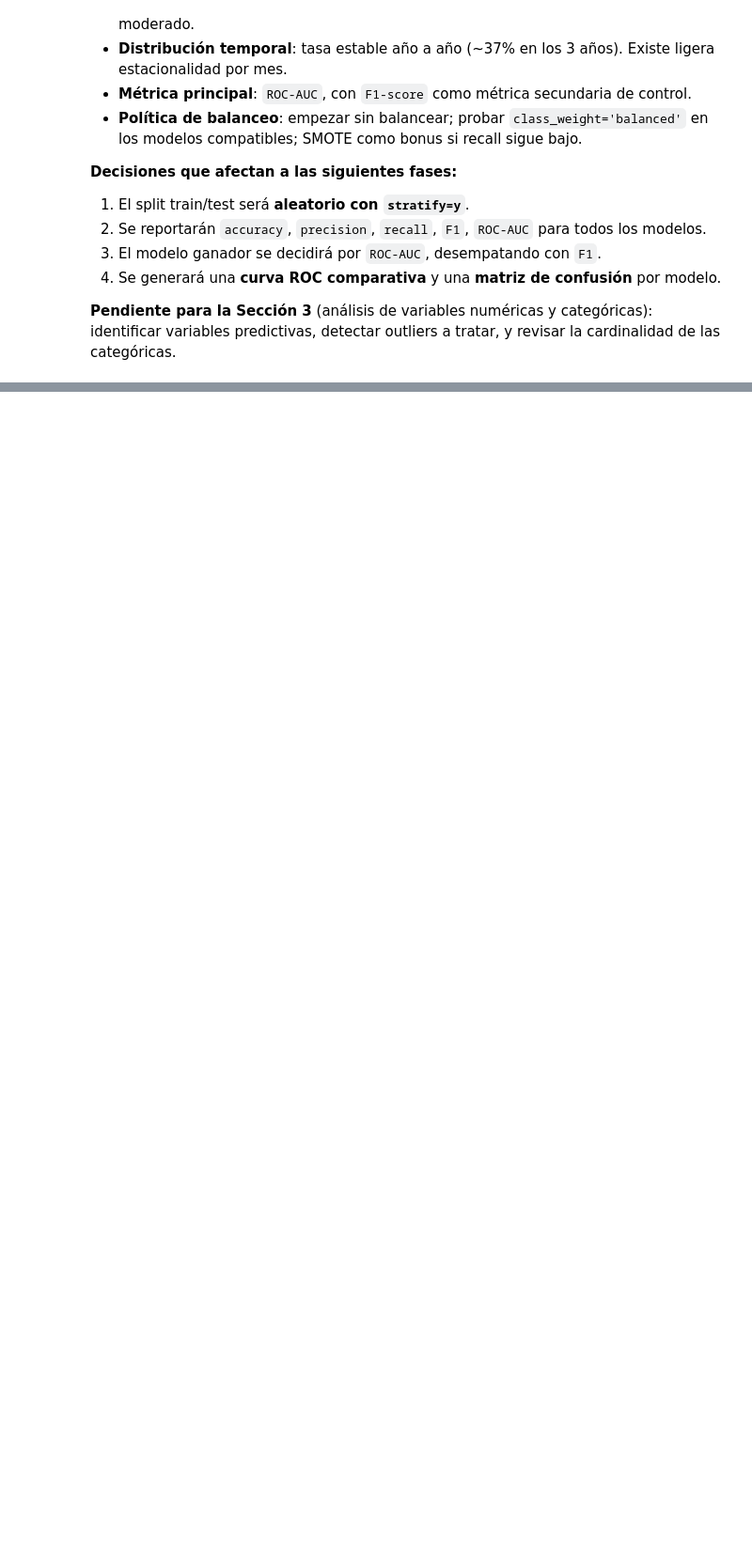
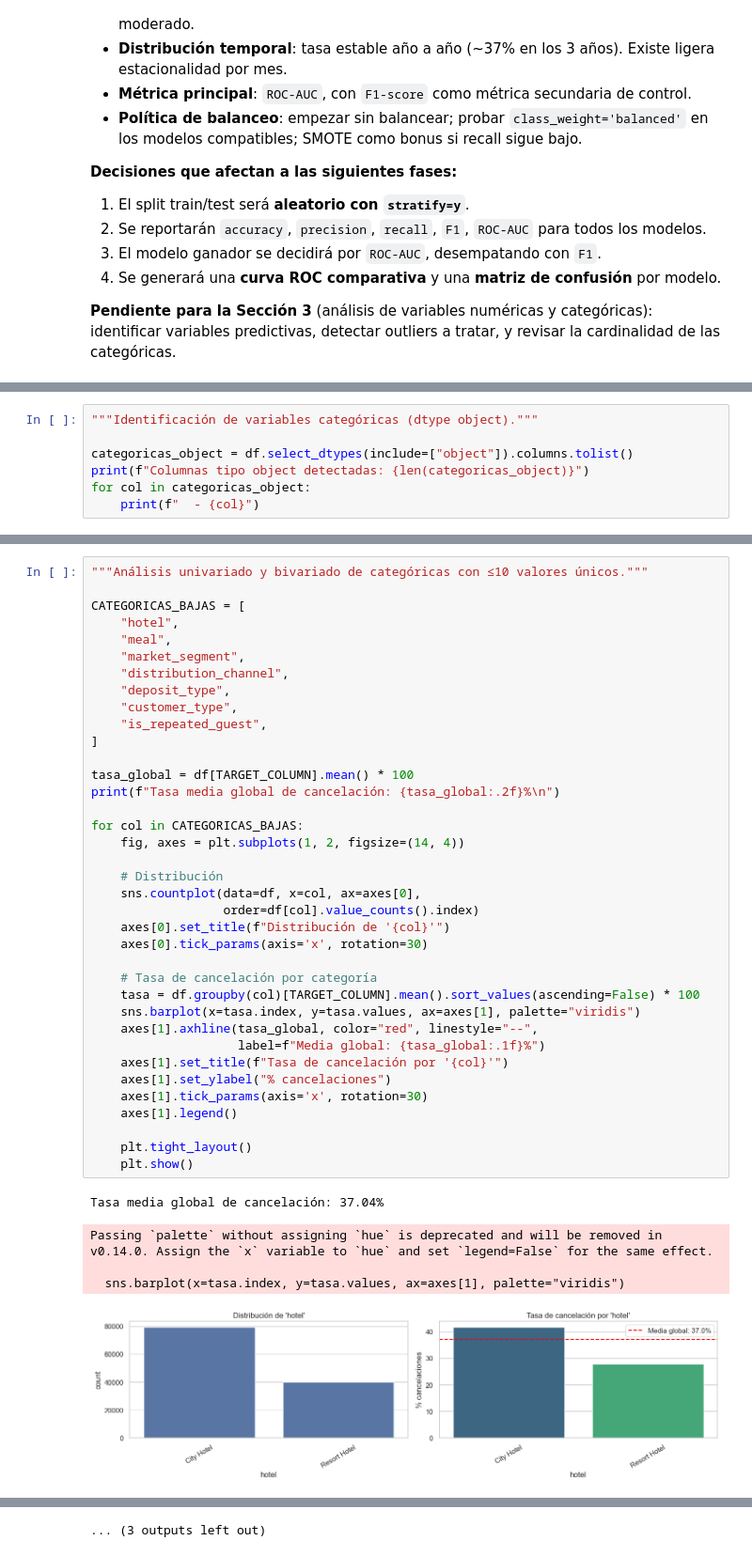
Before and after one commit to jumarfradev/practica-final-ml, a Jupyter notebook: notebooks/exploracion/01_eda_inicial.ipynb, the cells around one changed output, grey strips where cells are left out. Shown at 94% size. Cells and saved outputs as stored; diff of their text form; blank space fills up the shorter version.

Commit message:
Evaluación de las variables categóricas (cardinalidad y estrategia de encoding)

```diff
--- a/notebooks/exploracion/01_eda_inicial.ipynb
+++ b/notebooks/exploracion/01_eda_inicial.ipynb
@@ -728,0 +755,7 @@ de las categóricas.
+# %%
+"""Identificación de variables categóricas (dtype object)."""
+
+categoricas_object = df.select_dtypes(include=["object"]).columns.tolist()
+print(f"Columnas tipo object detectadas: {len(categoricas_object)}")
+for col in categoricas_object:
+    print(f"  - {col}")
@@ -728,0 +849,43 @@ de las categóricas.
+# %%
+"""Análisis univariado y bivariado de categóricas con ≤10 valores únicos."""
+
+CATEGORICAS_BAJAS = [
+    "hotel",
+    "meal",
+    "market_segment",
+    "distribution_channel",
+    "deposit_type",
+    "customer_type",
+    "is_repeated_guest",
+]
+
+tasa_global = df[TARGET_COLUMN].mean() * 100
+print(f"Tasa media global de cancelación: {tasa_global:.2f}%\n")
+
+for col in CATEGORICAS_BAJAS:
+    fig, axes = plt.subplots(1, 2, figsize=(14, 4))
+
+    # Distribución
+    sns.countplot(data=df, x=col, ax=axes[0],
+                  order=df[col].value_counts().index)
+    axes[0].set_title(f"Distribución de '{col}'")
+    axes[0].tick_params(axis='x', rotation=30)
+
+    # Tasa de cancelación por categoría
+    tasa = df.groupby(col)[TARGET_COLUMN].mean().sort_values(ascending=False) * 100
+    sns.barplot(x=tasa.index, y=tasa.values, ax=axes[1], palette="viridis")
+    axes[1].axhline(tasa_global, color="red", linestyle="--",
+                    label=f"Media global: {tasa_global:.1f}%")
+    axes[1].set_title(f"Tasa de cancelación por '{col}'")
+    axes[1].set_ylabel("% cancelaciones")
+    axes[1].tick_params(axis='x', rotation=30)
+    axes[1].legend()
+
+    plt.tight_layout()
+    plt.show()
+# %% [output]
+Tasa media global de cancelación: 37.04%
+Passing `palette` without assigning `hue` is deprecated and will be removed in v0.14.0. Assign the `x` variable to `hue` and set `legend=False` for the same effect.
+
+  sns.barplot(x=tasa.index, y=tasa.values, ax=axes[1], palette="viridis")
+[figure, added]
@@ -728,0 +911 @@ de las categóricas.
+... (3 outputs left out)
```
Also changed, not shown: parts of 21 cells of this notebook.
